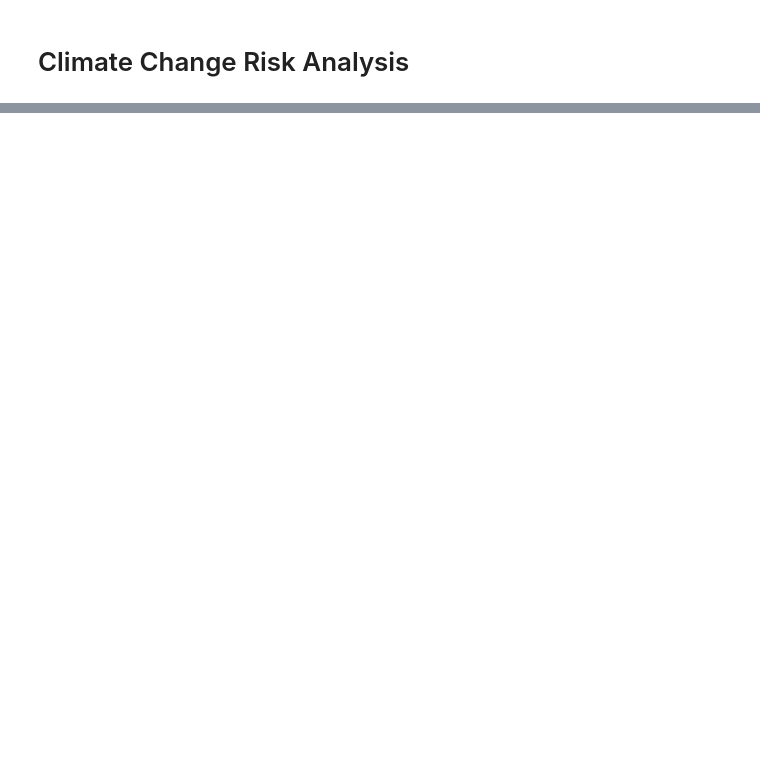
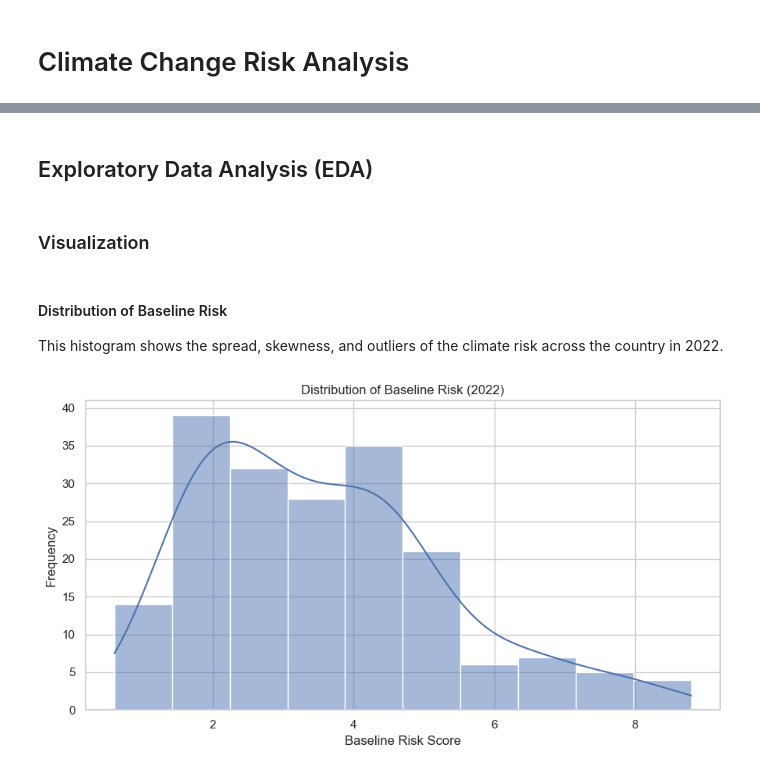
Before and after one commit to IT2053C-Gilany/final-project-Reshikagg, a Jupyter notebook: final-project.ipynb, the cells around one changed output, grey strips where cells are left out. Drawn from its saved outputs; the diff is of its cells as text; code cells hidden in the pictures; blank space fills up the shorter version.

```diff
--- a/final-project.ipynb
+++ b/final-project.ipynb
@@ -81,3 +86,6 @@ import numpy as np
 import pandas as pd
 import matplotlib.pyplot as plt
 import seaborn as sns
+from pathlib import Path
+
+sns.set(style="whitegrid")
@@ -83,0 +170,17 @@ import seaborn as sns
+# %% [markdown]
+## Exploratory Data Analysis (EDA)
+# %% [markdown]
+### Visualization
+# %% [markdown]
+#### Distribution of Baseline Risk
+This histogram shows the spread, skewness, and outliers of the climate risk across the country in 2022.
+# %%
+plt.figure(figsize=(9, 5))
+sns.histplot(data=df, x="Baseline_Risk", kde=True)
+plt.title("Distribution of Baseline Risk (2022)")
+plt.xlabel("Baseline Risk Score")
+plt.ylabel("Frequency")
+plt.tight_layout()
+plt.show()
+# %% [output]
+[figure, added]
```
Also changed, not shown: parts of 27 cells of this notebook.
